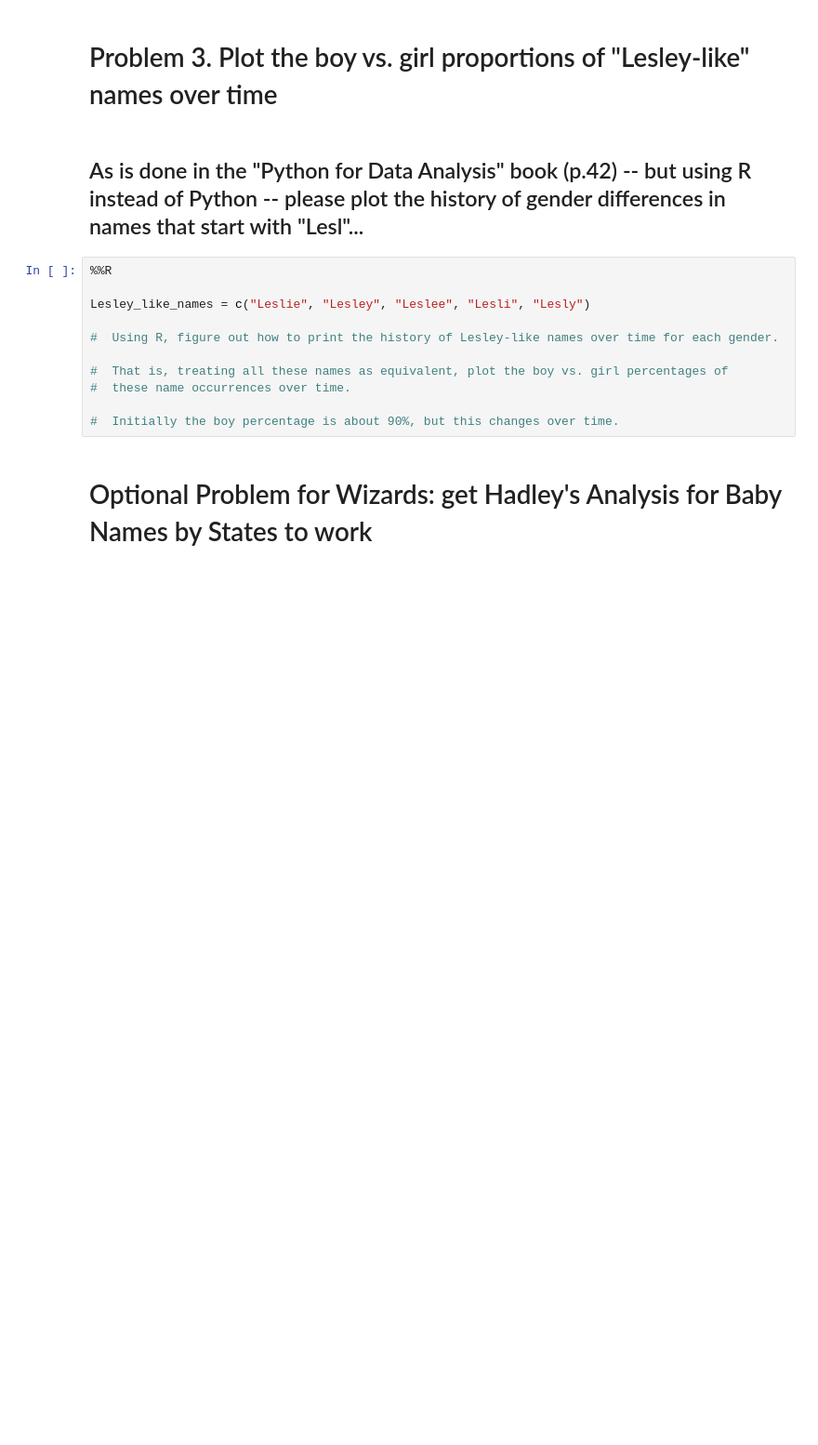
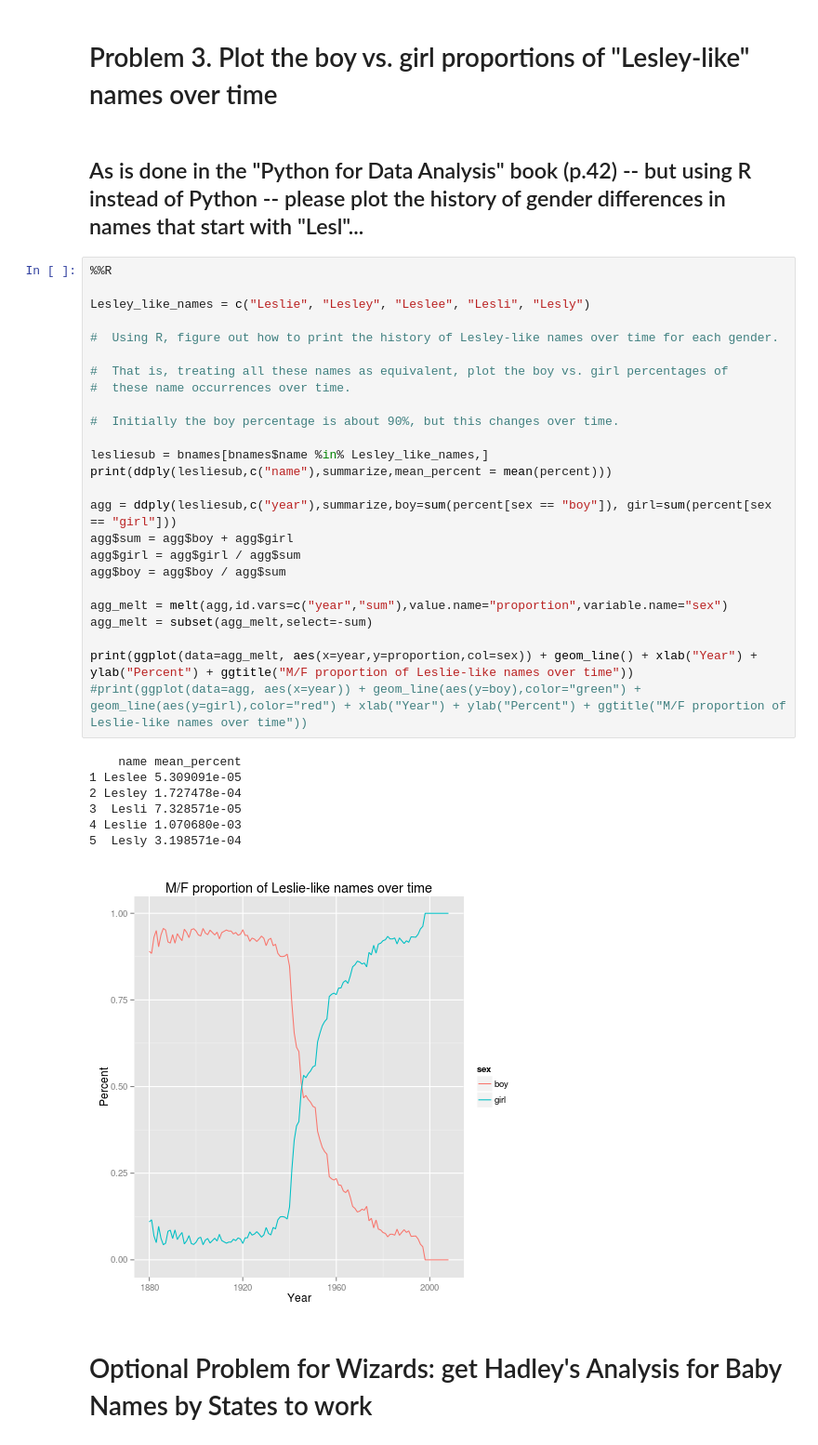
Before and after one commit to realmichaelzyy/cs249-2, a Jupyter notebook: hw2/MiniHW2.ipynb, the cells around one changed output. Shown at 93% size. Cells and saved outputs as stored; diff of their text form; blank space fills up the shorter version.

```diff
--- a/hw2/MiniHW2.ipynb
+++ b/hw2/MiniHW2.ipynb
@@ -446,14 +446,36 @@ print(qplot(year, percent, data = top5, group = name, colour = rank) +
 # %%
 %%R
 
 Lesley_like_names = c("Leslie", "Lesley", "Leslee", "Lesli", "Lesly")
 
 #  Using R, figure out how to print the history of Lesley-like names over time for each gender.
 
 #  That is, treating all these names as equivalent, plot the boy vs. girl percentages of
 #  these name occurrences over time.
 
 #  Initially the boy percentage is about 90%, but this changes over time.
+
+lesliesub = bnames[bnames$name %in% Lesley_like_names,]
+print(ddply(lesliesub,c("name"),summarize,mean_percent = mean(percent)))
+
+agg = ddply(lesliesub,c("year"),summarize,boy=sum(percent[sex == "boy"]), girl=sum(percent[sex == "girl"]))
+agg$sum = agg$boy + agg$girl
+agg$girl = agg$girl / agg$sum
+agg$boy = agg$boy / agg$sum
+
+agg_melt = melt(agg,id.vars=c("year","sum"),value.name="proportion",variable.name="sex")
+agg_melt = subset(agg_melt,select=-sum)
+
+print(ggplot(data=agg_melt, aes(x=year,y=proportion,col=sex)) + geom_line() + xlab("Year") + ylab("Percent") + ggtitle("M/F proportion of Leslie-like names over time"))
+#print(ggplot(data=agg, aes(x=year)) + geom_line(aes(y=boy),color="green") + geom_line(aes(y=girl),color="red") + xlab("Year") + ylab("Percent") + ggtitle("M/F proportion of Leslie-like names over time"))
+# %% [output]
+    name mean_percent
+1 Leslee 5.309091e-05
+2 Lesley 1.727478e-04
+3  Lesli 7.328571e-05
+4 Leslie 1.070680e-03
+5  Lesly 3.198571e-04
+[figure, added]
 # %% [markdown]
 # Optional Problem for Wizards:  get Hadley's Analysis for Baby Names by States to work
 # %%
```
Also changed, not shown: parts of 1 cell of this notebook.
